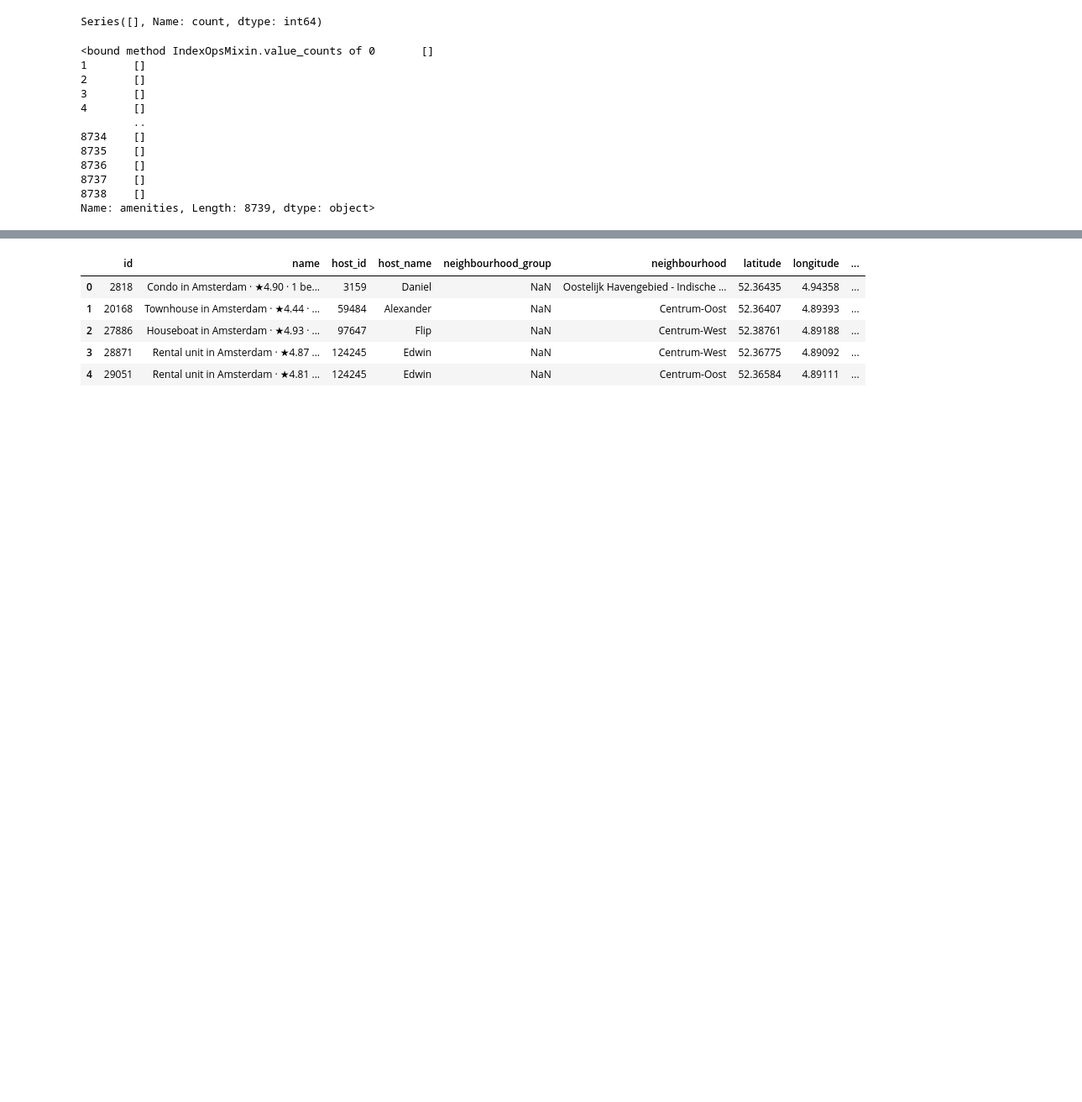
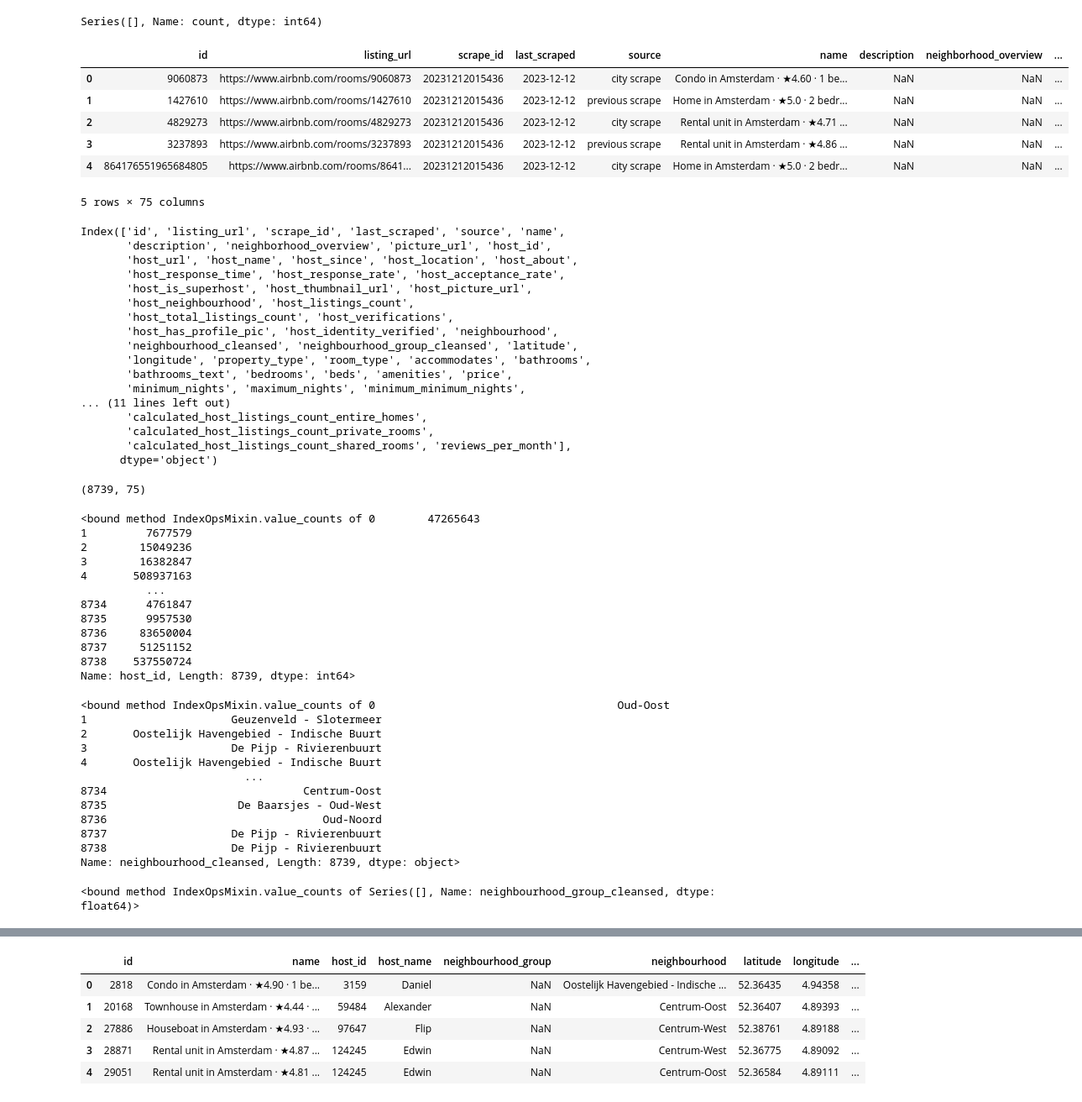
Before and after one commit to SophieTruong/simple_bdp, a Jupyter notebook: data/data_exploration.ipynb, the cells around one changed output, grey strips where cells are left out. Shown at 84% size. Drawn from its saved outputs; the diff is of its cells as text; code cells hidden in the pictures; blank space fills up the shorter version.

```diff
--- a/data/data_exploration.ipynb
+++ b/data/data_exploration.ipynb
@@ -40,24 +59,62 @@ calendar_df.adjusted_price.value_counts()
 Series([], Name: count, dtype: int64)
 # %%
 listing_df = pd.read_csv('listings.csv.gz', compression='gzip', header=0, sep=',', quotechar='"')
-# display(listing_df.head(5))
-# display(listing_df.columns)
-# display(listing_df.shape)
-# display(listing_df.host_id.dropna().value_counts)
-# display(listing_df.neighbourhood_cleansed.dropna().value_counts)
-# display(listing_df.neighbourhood_group_cleansed.dropna().value_counts)
-# display(listing_df.accommodates.dropna().value_counts)
+display(listing_df.head(5))
+display(listing_df.columns)
+display(listing_df.shape)
+display(listing_df.host_id.dropna().value_counts)
+display(listing_df.neighbourhood_cleansed.dropna().value_counts)
+display(listing_df.neighbourhood_group_cleansed.dropna().value_counts)
+display(listing_df.accommodates.dropna().value_counts)
 display(listing_df.amenities.value_counts)
 # %% [output]
+|  | id | listing_url | scrape_id | last_scraped | source | name | description | neighborhood_overview | ... |
+| 0 | 9060873 | https://www.airbnb.com/rooms/9060873 | 20231212015436 | 2023-12-12 | city scrape | Condo in Amsterdam · ★4.60 · 1 be... | NaN | NaN | ... |
+| 1 | 1427610 | https://www.airbnb.com/rooms/1427610 | 20231212015436 | 2023-12-12 | previous scrape | Home in Amsterdam · ★5.0 · 2 bedr... | NaN | NaN | ... |
+| 2 | 4829273 | https://www.airbnb.com/rooms/4829273 | 20231212015436 | 2023-12-12 | city scrape | Rental unit in Amsterdam · ★4.71 ... | NaN | NaN | ... |
+| 3 | 3237893 | https://www.airbnb.com/rooms/3237893 | 20231212015436 | 2023-12-12 | previous scrape | Rental unit in Amsterdam · ★4.86 ... | NaN | NaN | ... |
+| 4 | 864176551965684805 | https://www.airbnb.com/rooms/8641... | 20231212015436 | 2023-12-12 | city scrape | Home in Amsterdam · ★5.0 · 2 bedr... | NaN | NaN | ... |
-<bound method IndexOpsMixin.value_counts of 0       []
-1       []
-2       []
-3       []
-4       []
-        ..
-8734    []
-8735    []
-8736    []
-8737    []
-8738    []
-Name: amenities, Length: 8739, dtype: object>
+5 rows × 75 columns
+Index(['id', 'listing_url', 'scrape_id', 'last_scraped', 'source', 'name',
+       'description', 'neighborhood_overview', 'picture_url', 'host_id',
+       'host_url', 'host_name', 'host_since', 'host_location', 'host_about',
+       'host_response_time', 'host_response_rate', 'host_acceptance_rate',
+       'host_is_superhost', 'host_thumbnail_url', 'host_picture_url',
+       'host_neighbourhood', 'host_listings_count',
+       'host_total_listings_count', 'host_verifications',
+       'host_has_profile_pic', 'host_identity_verified', 'neighbourhood',
+       'neighbourhood_cleansed', 'neighbourhood_group_cleansed', 'latitude',
+       'longitude', 'property_type', 'room_type', 'accommodates', 'bathrooms',
+       'bathrooms_text', 'bedrooms', 'beds', 'amenities', 'price',
+       'minimum_nights', 'maximum_nights', 'minimum_minimum_nights',
+... (11 lines left out)
+       'calculated_host_listings_count_entire_homes',
+       'calculated_host_listings_count_private_rooms',
+       'calculated_host_listings_count_shared_rooms', 'reviews_per_month'],
+      dtype='object')
+(8739, 75)
+<bound method IndexOpsMixin.value_counts of 0        47265643
+1         7677579
+2        15049236
+3        16382847
+4       508937163
+          ...
+8734      4761847
+8735      9957530
+8736     83650004
+8737     51251152
+8738    537550724
+Name: host_id, Length: 8739, dtype: int64>
+<bound method IndexOpsMixin.value_counts of 0                                     Oud-Oost
+1                      Geuzenveld - Slotermeer
+2       Oostelijk Havengebied - Indische Buurt
+3                      De Pijp - Rivierenbuurt
+4       Oostelijk Havengebied - Indische Buurt
+                         ...
+8734                              Centrum-Oost
+8735                    De Baarsjes - Oud-West
+8736                                 Oud-Noord
+8737                   De Pijp - Rivierenbuurt
+8738                   De Pijp - Rivierenbuurt
+Name: neighbourhood_cleansed, Length: 8739, dtype: object>
+<bound method IndexOpsMixin.value_counts of Series([], Name: neighbourhood_group_cleansed, dtype: float64)>
```
Also changed, not shown: parts of 15 cells of this notebook, 9 other files.
